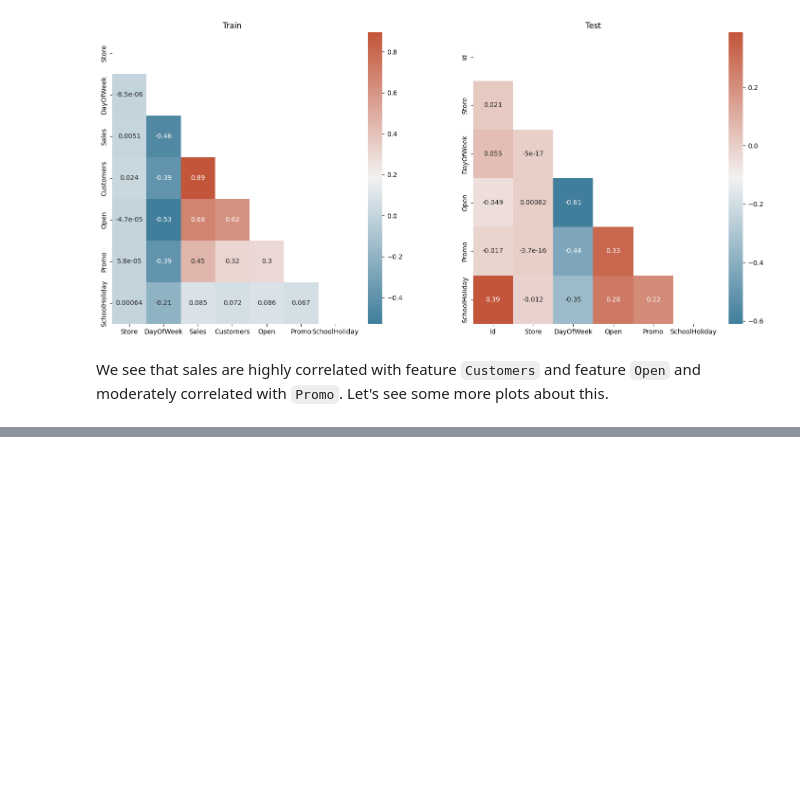
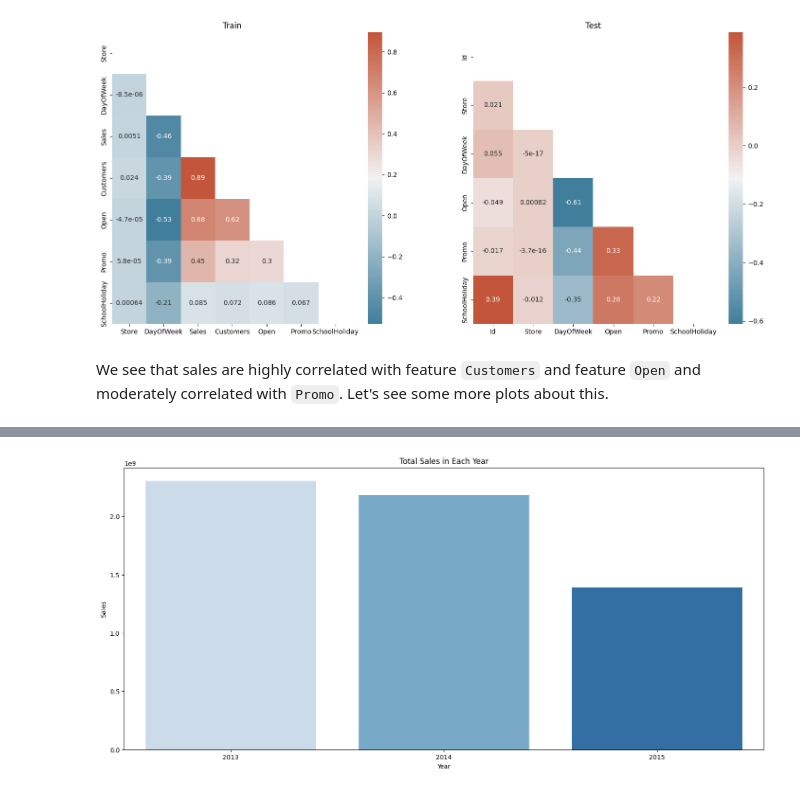
Before and after one commit to susannahsu/rossman-store-sales, a Jupyter notebook: rossman_sales_prediction.ipynb, the cells around one changed output, grey strips where cells are left out. Cells and saved outputs as stored; diff of their text form; code cells hidden in the pictures; blank space fills up the shorter version.

```diff
--- a/rossman_sales_prediction.ipynb
+++ b/rossman_sales_prediction.ipynb
@@ -221,0 +230,10 @@ We see that sales are highly correlated with feature `Customers` and feature `Op
+# %%
+plt.figure(figsize=(18,8))
+temp_df = pd.DataFrame(df.groupby('Year')['Sales'].sum()).reset_index()
+sns.barplot(x=temp_df['Year'], y=temp_df['Sales'], palette='Blues')
+plt.title("Total Sales in Each Year")
+plt.xlabel('Year')
+plt.ylabel('Sales')
+plt.show()
+# %% [output]
+[figure, added]
```
Also changed, not shown: parts of 18 cells of this notebook.
